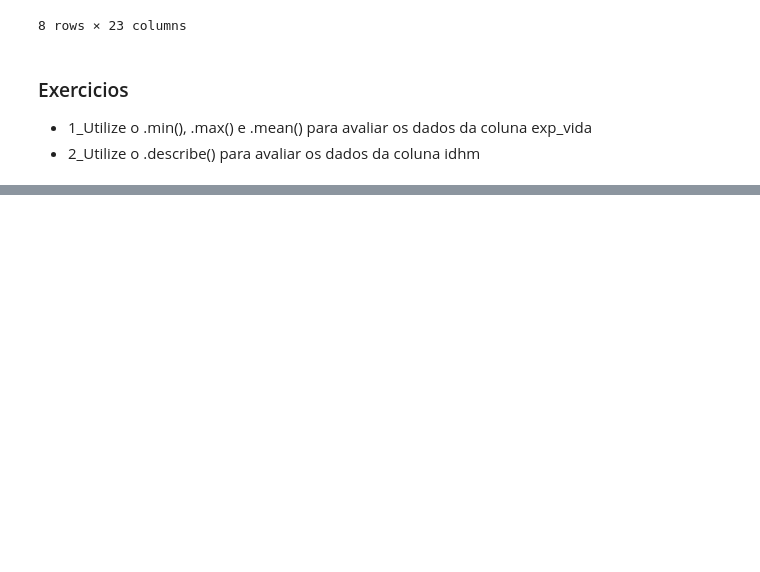
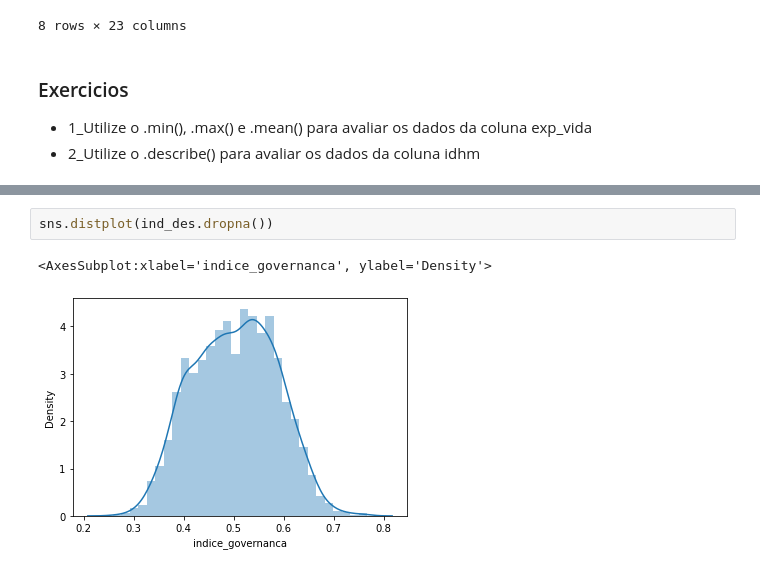
Before and after one commit to PLucasMendonca/Cursos, a Jupyter notebook: Aprendendo Analise de Dados/Treino/Untitled.ipynb, the cells around one changed output, grey strips where cells are left out. Drawn from its saved outputs; the diff is of its cells as text; blank space fills up the shorter version.

```diff
--- a/Aprendendo Analise de Dados/Treino/Untitled.ipynb
+++ b/Aprendendo Analise de Dados/Treino/Untitled.ipynb
@@ -343,0 +389,5 @@ igm.describe()
+# %%
+sns.distplot(ind_des.dropna())
+# %% [output]
+<AxesSubplot:xlabel='indice_governanca', ylabel='Density'>
+[figure, added]
```
Also changed, not shown: parts of 27 cells of this notebook, 1 other file.
